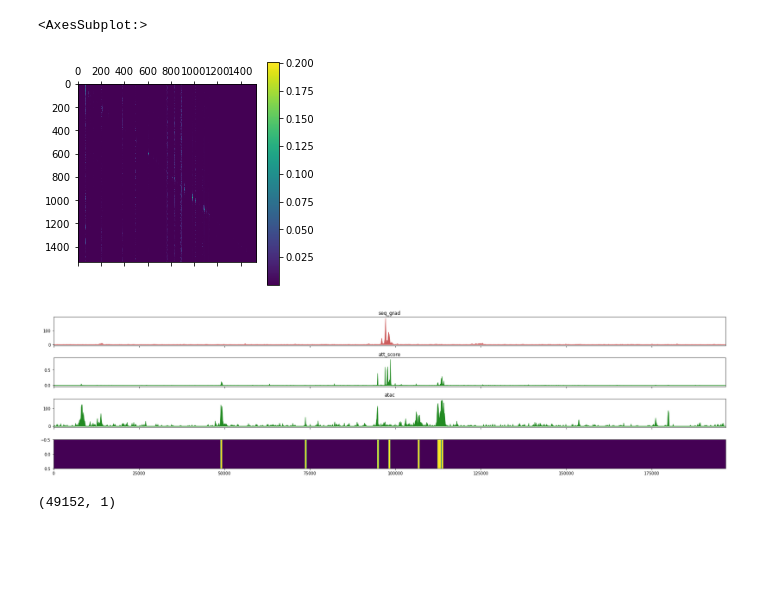
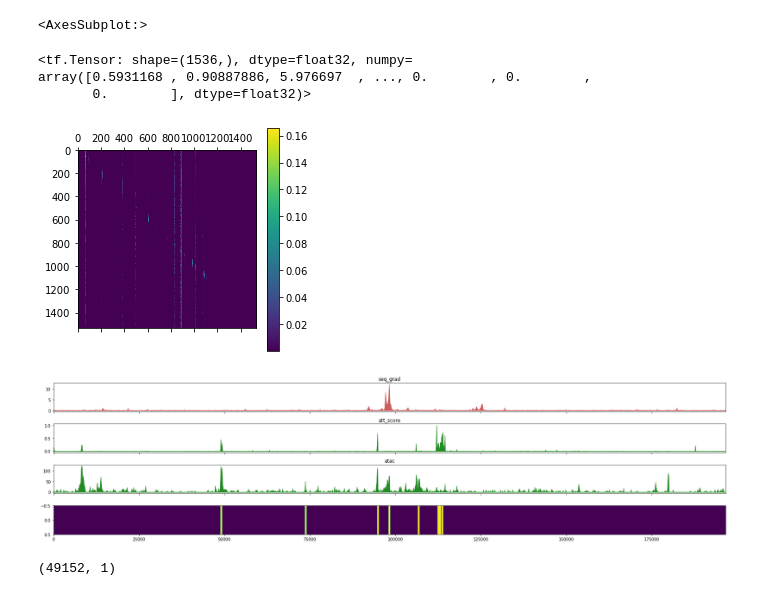
Before and after one commit to abuchin/genformer, a Jupyter notebook: visualize_embeddings.ipynb, the cells around one changed output. Cells and saved outputs as stored; diff of their text form; code cells hidden in the pictures; blank space fills up the shorter version.

```diff
--- a/visualize_embeddings.ipynb
+++ b/visualize_embeddings.ipynb
@@ -263,10 +276,10 @@ def deserialize_val(serialized_example,
                                       [output_length-crop_size*2,1])}
 # %%
 atac_mask = np.ones((1536,1))
-for k in tf.range(737,744):
+for k in tf.range(876,894):
     atac_mask[k,0] = 0.0
-for k in tf.range(380,390):
-    atac_mask[k,0] = 0.0
+#for k in tf.range(380,390):
+#    atac_mask[k,0] = 0.0
 
 atac_mask = tf.constant(atac_mask,dtype=tf.float32)
 
@@ -300,7 +313,7 @@ inputs = test['sequence'], \
 
 mask = np.zeros((1,896,1))
 for k in range(896):
-    if k in range(442,454):
+    if k in range(556,574):
         mask[0,k,0]=1
 
 seq_grads, atac_grads,prediction,att_matrices,embedding = contribution_input_grad(model,inputs, mask)
@@ -319,11 +338,13 @@ def plot_tracks(tracks, peaks, start, end, height=1.5):
 
 seq_grad = tf.math.abs(tf.reduce_sum(tf.reshape(seq_grads, [1536,128]),axis=1))[320:-320]
 atac_grad = tf.math.abs(tf.reduce_sum(tf.reshape(atac_grads,[1536,32]),axis=1))[320:-320]
-tracks={'gradient': (np.log(1.0+seq_grad), 'forestgreen'),
-        'atac_grad': (np.log(1.0+atac_grad),'red'),
-        'prediction': (np.minimum(2000,prediction[0,:,0]),'red'),
+tracks={'gradient': (seq_grad, 'forestgreen'),
+        'atac_grad': (atac_grad,'red'),
+        'prediction': (np.minimum(20000,prediction[0,:,0]),'red'),
         'atac_in': (tf.reduce_sum(tf.reshape(test['atac'][0,:,0], [1536,32]),axis=1)[320:-320],'red'),
-        'target': (np.minimum(2000,test['target'][0,:,0]),'red')}
+        'atac_shuff': (tf.reduce_sum(tf.reshape(tf.random.shuffle(test['atac'][0,:,0]), [1536,32]),axis=1)[320:-320],'red'),
+        'target': (np.minimum(20000,test['target'][0,:,0]),'red')}
+
 
 
 atac_mask_expanded = tf.transpose(tf.slice(tf.expand_dims(tf.reshape(tf.tile(atac_mask,[1,4]),[-1]),axis=1),
@@ -334,3 +382,22 @@ plot_tracks(tracks, atac_mask_expanded,0,114608)
+# %%
+start = 48688317 + 320 * 128
+chrom = "chrX"
+
+def write_bg(input_arr,out_file_name):
+    out_file = open(out_file_name, 'w')
+    for k, value in enumerate(input_arr):
+        start_interval = k * 128 + start
+        end_interval = (k+1) * 128 + start
+
+        line = [str(chrom),
+                str(start_interval), str(end_interval),
+                str(value)]
+
+        out_file.write('\t'.join(line) + '\n')
+    out_file.close()
+
+write_bg(prediction[0,:,0].numpy(),
+         'gata1_prediction.out.bedgraph')
 # %%
 ##### import modisco.visualization
 from modisco.visualization import viz_sequence
@@ -340,6 +407,12 @@ viz_sequence.plot_weights(((tf.expand_dims(seq_grads,axis=1) * test['sequence'][
 # %% [output]
 [figure]
 <AxesSubplot:>
+# %%
+tf.reduce_sum(tf.reshape(tf.abs(atac_grads), [1536,32]),axis=1)
+# %% [output]
+<tf.Tensor: shape=(1536,), dtype=float32, numpy=
+array([0.5931168 , 0.90887886, 5.976697  , ..., 0.        , 0.        ,
+       0.        ], dtype=float32)>
 # %%
 all_arrs=[]
 for idx in range(6):
@@ -357,34 +430,34 @@ for idx in range(6):
 
 
 
 all_arrs_concat = tf.concat(all_arrs, axis=0)
 mean_att = tf.reduce_mean(all_arrs_concat,axis=0).numpy()
 plt.matshow(mean_att)
 plt.colorbar()
 plt.show()
 
-att_arr = tf.reduce_sum(mean_att[765:772,:],axis=0).numpy()
+att_arr = tf.reduce_sum(mean_att[876:894,:],axis=0).numpy()
 
 tracks={'seq_grad': (seq_grad, 'indianred'),
-        'att_score': (att_arr, 'forestgreen'),
+        'att_score': (np.log1p(att_arr), 'forestgreen'),
         'atac': (tf.reduce_sum(tf.reshape(test['atac'][0,:,:], [1536,32]),axis=1), 'forestgreen')}
 
 def plot_tracks(tracks, peaks, start, end, height=1.5):
   fig, axes = plt.subplots(len(tracks)+1, 1, figsize=(24, height * (len(tracks)+1)), sharex=True)
   for ax, (title, y) in zip(axes, tracks.items()):
     ax.fill_between(np.linspace(start, end, num=len(y[0])), y[0],color=y[1])
     ax.set_title(title)
   axes[-1].imshow(peaks, aspect = "auto", cmap="viridis")
   plt.tight_layout()
 
 
 #fig,ax = plt.subplots(figsize=(24, 1.5))
 peaks = tf.concat([tf.zeros((1,320),dtype=tf.int32), test['peaks'][:,:,0], tf.zeros((1,320),dtype=tf.int32)],axis=1)
 peaks_expand=tf.expand_dims(tf.reshape(tf.transpose(tf.tile(peaks,[128,1])),[-1]),axis=0)
 #ax.imshow(peaks, aspect = "auto", cmap="viridis")
 
 
 plot_tracks(tracks,peaks_expand, 0,196608)
 # %% [output]
-[figure, old version]
+[figure, new version]
-[figure, old version]
+[figure, new version]
```
Also changed, not shown: parts of 10 cells of this notebook, 9 other files.
